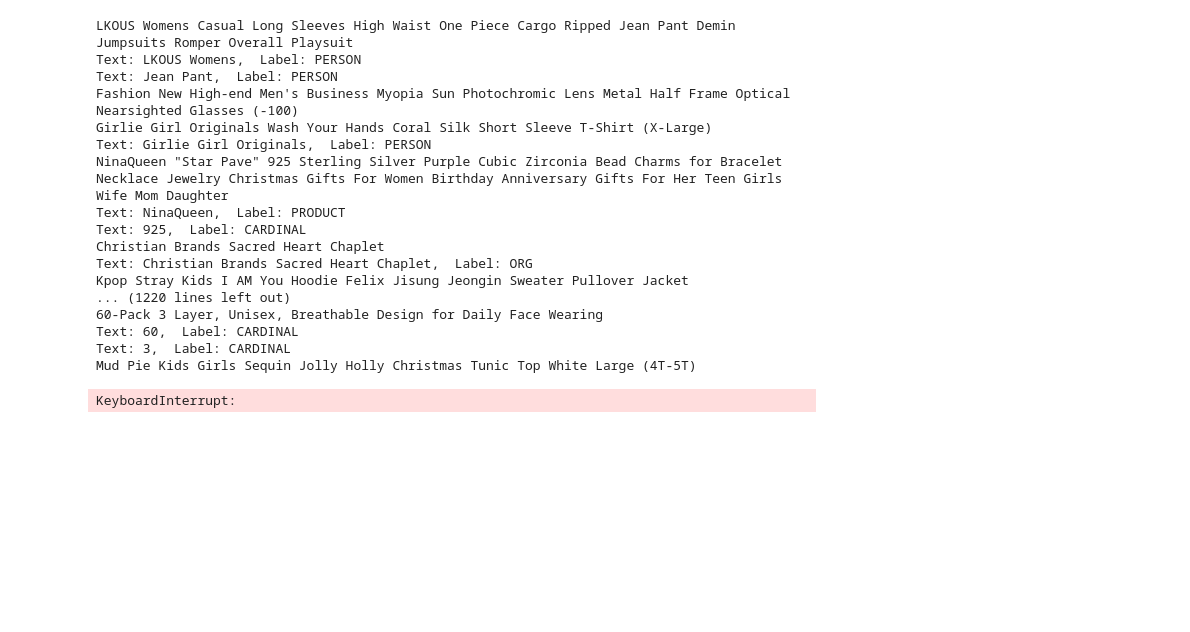
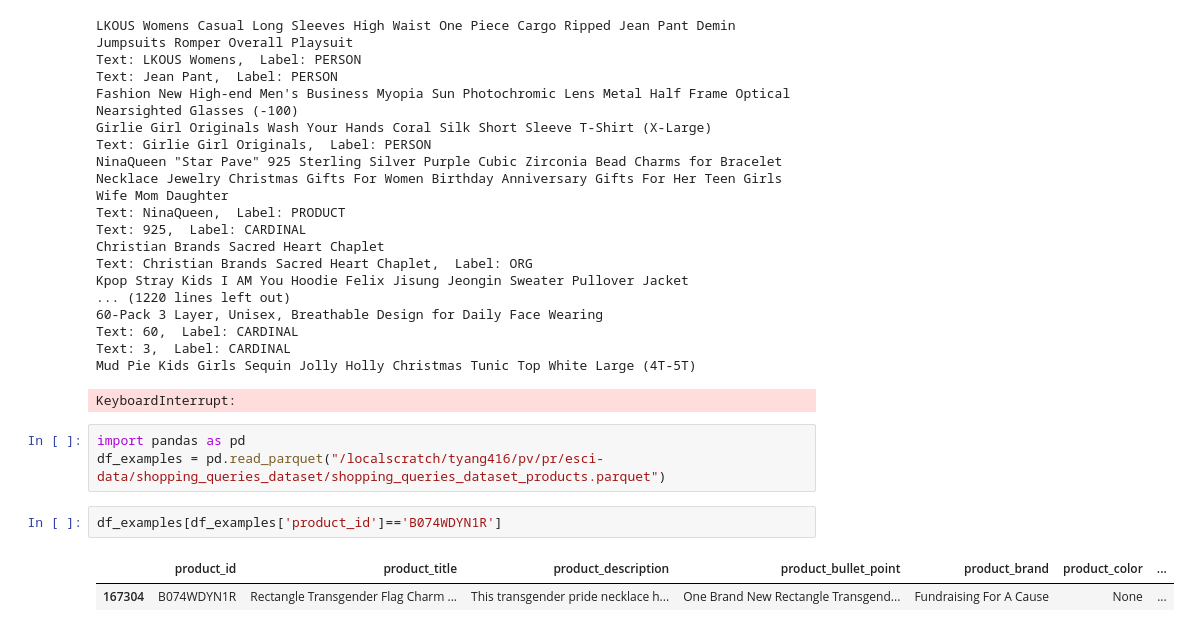
Before and after one commit to Huan80805/cs6400_project, a Jupyter notebook: workspace.ipynb, the cells around one changed output. Drawn from its saved outputs; the diff is of its cells as text; blank space fills up the shorter version.

```diff
--- a/workspace.ipynb
+++ b/workspace.ipynb
@@ -642,3 +642,11 @@ Text: 60,  Label: CARDINAL
 Text: 3,  Label: CARDINAL
 Mud Pie Kids Girls Sequin Jolly Holly Christmas Tunic Top White Large (4T-5T)
 KeyboardInterrupt:
+# %%
+import pandas as pd
+df_examples = pd.read_parquet("/localscratch/tyang416/pv/pr/esci-data/shopping_queries_dataset/shopping_queries_dataset_products.parquet")
+# %%
+df_examples[df_examples['product_id']=='B074WDYN1R']
+# %% [output]
+|  | product_id | product_title | product_description | product_bullet_point | product_brand | product_color | ... |
+| 167304 | B074WDYN1R | Rectangle Transgender Flag Charm ... | This transgender pride necklace h... | One Brand New Rectangle Transgend... | Fundraising For A Cause | None | ... |
```
Also changed, not shown: 14 other files.
